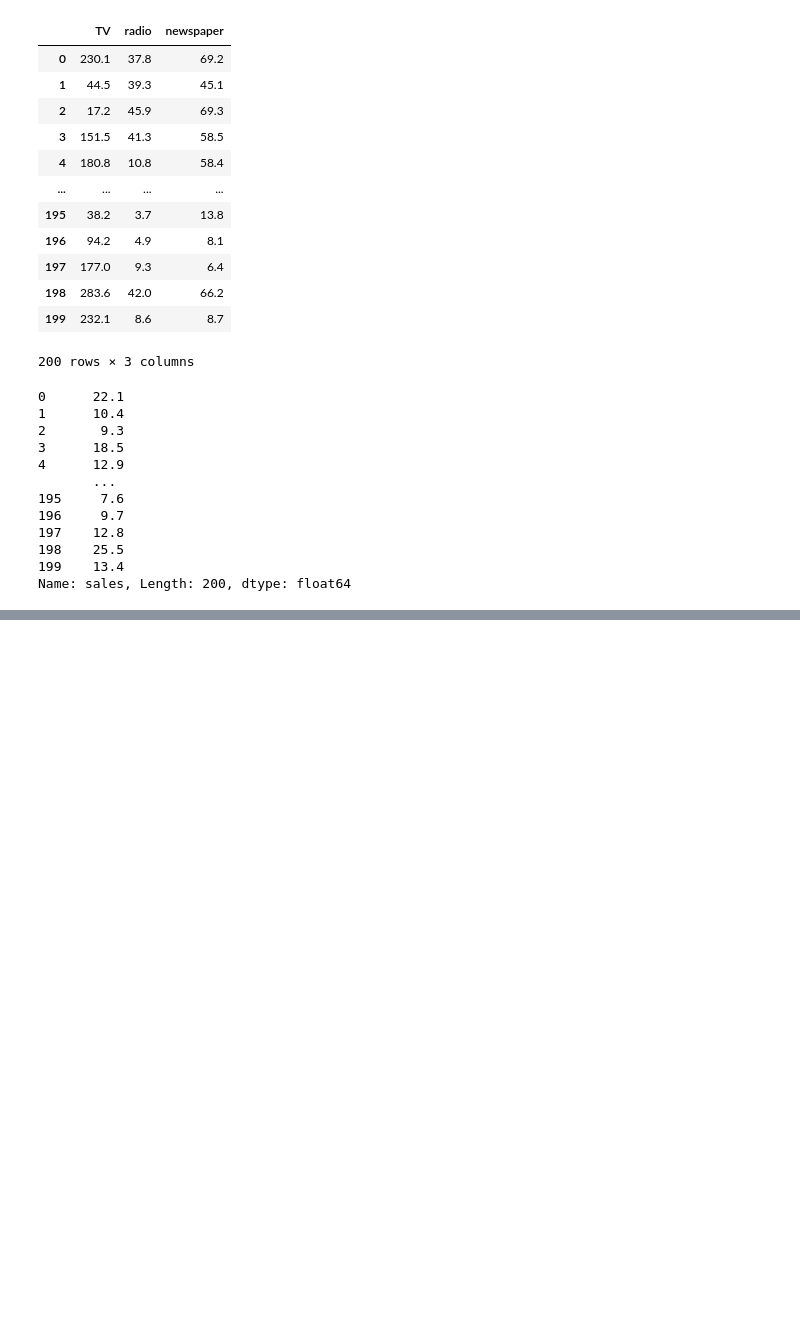
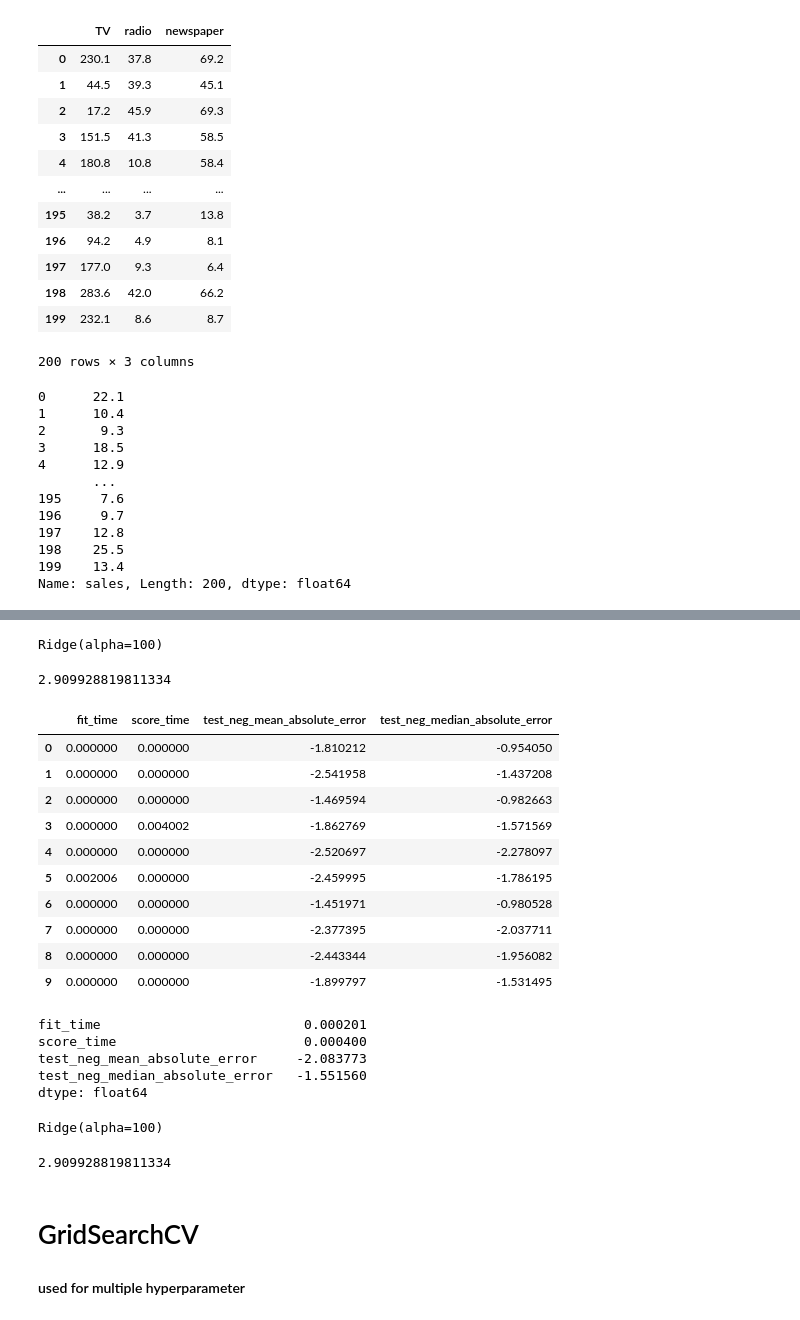
Before and after one commit to Sheiphan/ML_Live-, a Jupyter notebook: Cross Validation/CV_test.ipynb, the cells around one changed output, grey strips where cells are left out. Drawn from its saved outputs; the diff is of its cells as text; code cells hidden in the pictures; blank space fills up the shorter version.

```diff
--- a/Cross Validation/CV_test.ipynb
+++ b/Cross Validation/CV_test.ipynb
@@ -89,0 +176,16 @@ RMSE
+# %%
+#   CREATE X & y
+X = df.drop('sales', axis = 1)
+y = df['sales']
+
+
+#   TRAIN TEST SPLIT
+from sklearn.model_selection import train_test_split
+X_train, X_test, y_train, y_test = train_test_split(X, y, test_size=0.3, random_state=101)
+
+
+#   SCALE DATA
+from sklearn.preprocessing import StandardScaler
+scaler  = StandardScaler()
+X_train = scaler.fit_transform(X_train)
+X_test  = scaler.fit_transform(X_test)
@@ -89,0 +223,4 @@ RMSE
+# %%
+model2.fit(X_train, y_train)
+# %% [output]
+Ridge(alpha=100)
@@ -89,0 +229,5 @@ RMSE
+# %%
+RMSE_CV = np.sqrt(mean_squared_error(y_test, y_final_test_pred2))
+RMSE_CV
+# %% [output]
+2.909928819811334
@@ -89,0 +236,32 @@ RMSE
+# %%
+model_cross_validation = Ridge(alpha = 100)
+# %%
+scores_cross_validation = cross_validate(model_cross_validation, X_train, y_train,
+                                         scoring=['neg_mean_squared_error','neg_median_absolute_error'], cv=10)
+# %%
+scores_cross_validation = pd.DataFrame(scores_cross_validation)
+scores_cross_validation
+# %% [output]
+|  | fit_time | score_time | test_neg_mean_absolute_error | test_neg_median_absolute_error |
+| 0 | 0.000000 | 0.000000 | -1.810212 | -0.954050 |
+| 1 | 0.000000 | 0.000000 | -2.541958 | -1.437208 |
+| 2 | 0.000000 | 0.000000 | -1.469594 | -0.982663 |
+| 3 | 0.000000 | 0.004002 | -1.862769 | -1.571569 |
+| 4 | 0.000000 | 0.000000 | -2.520697 | -2.278097 |
+| 5 | 0.002006 | 0.000000 | -2.459995 | -1.786195 |
+| 6 | 0.000000 | 0.000000 | -1.451971 | -0.980528 |
+| 7 | 0.000000 | 0.000000 | -2.377395 | -2.037711 |
+| 8 | 0.000000 | 0.000000 | -2.443344 | -1.956082 |
+| 9 | 0.000000 | 0.000000 | -1.899797 | -1.531495 |
+# %%
+scores_cross_validation.mean()
+# %% [output]
+fit_time                          0.000201
+score_time                        0.000400
+test_neg_mean_absolute_error     -2.083773
+test_neg_median_absolute_error   -1.551560
+dtype: float64
+# %%
+model_cross_validation.fit(X_train, y_train)
+# %% [output]
+Ridge(alpha=100)
@@ -89,0 +270,8 @@ RMSE
+# %%
+RMSE_cross_validation = np.sqrt(mean_squared_error(y_test, y_final_test_pred3 ))
+RMSE_cross_validation
+# %% [output]
+2.909928819811334
+# %% [markdown]
+# GridSearchCV
+#### used for multiple hyperparameter
```
Also changed, not shown: parts of 52 cells of this notebook, 2 other files.
